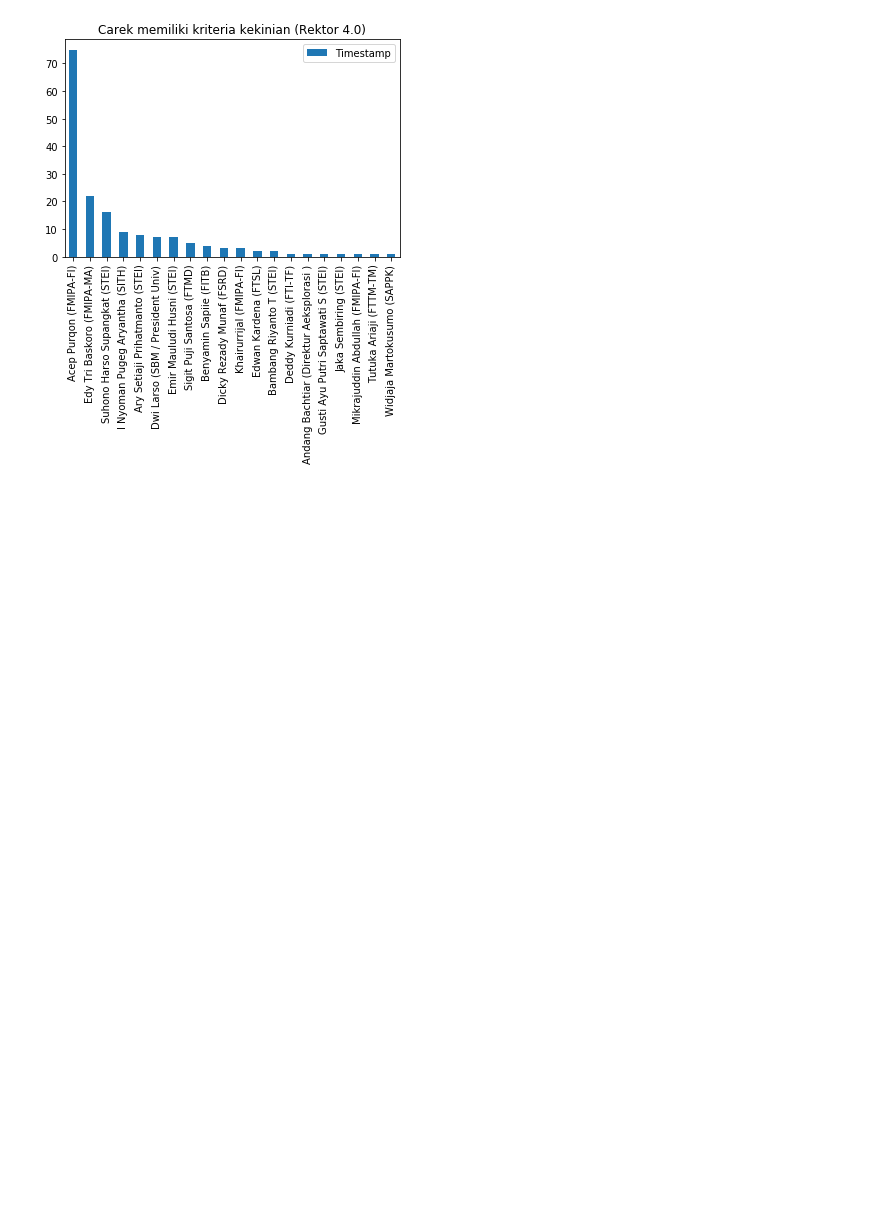
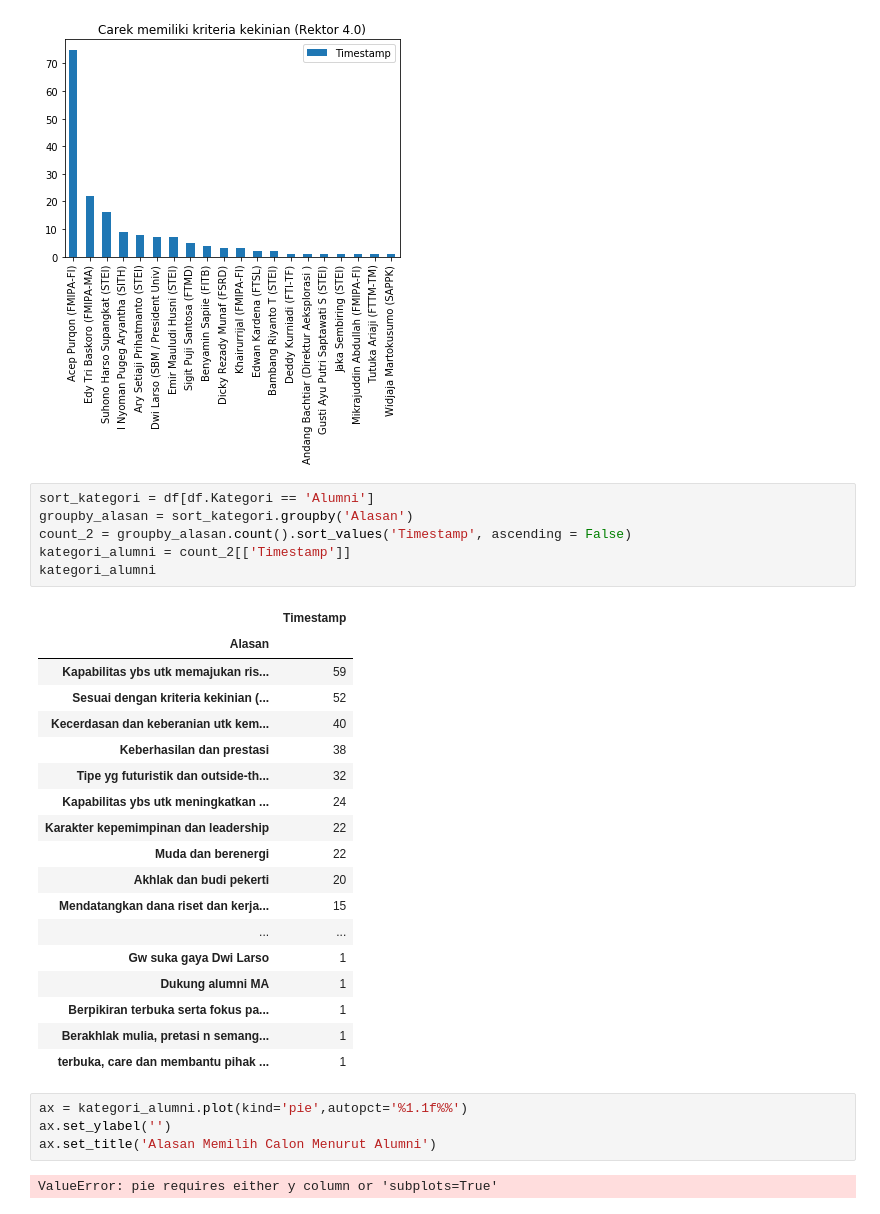
Before and after one commit to eueung/pilrek, a Jupyter notebook: contrib/Karisa_Hafizh_Visualisasi data pilrek.ipynb, the cells around one changed output. Drawn from its saved outputs; the diff is of its cells as text; blank space fills up the shorter version.

```diff
--- a/contrib/Karisa_Hafizh_Visualisasi data pilrek.ipynb
+++ b/contrib/Karisa_Hafizh_Visualisasi data pilrek.ipynb
@@ -36,3 +36,34 @@ plot_2.set_title('Carek memiliki kriteria kekinian (Rektor 4.0)')
 # %% [output]
 Text(0.5, 1.0, 'Carek memiliki kriteria kekinian (Rektor 4.0)')
 [figure]
+# %%
+sort_kategori = df[df.Kategori == 'Alumni']
+groupby_alasan = sort_kategori.groupby('Alasan')
+count_2 = groupby_alasan.count().sort_values('Timestamp', ascending = False)
+kategori_alumni = count_2[['Timestamp']]
+kategori_alumni
+# %% [output]
+|  | Timestamp |
+| Alasan |  |
+| Kapabilitas ybs utk memajukan ris... | 59 |
+| Sesuai dengan kriteria kekinian (... | 52 |
+| Kecerdasan dan keberanian utk kem... | 40 |
+| Keberhasilan dan prestasi | 38 |
+| Tipe yg futuristik dan outside-th... | 32 |
+| Kapabilitas ybs utk meningkatkan ... | 24 |
+| Karakter kepemimpinan dan leadership | 22 |
+| Muda dan berenergi | 22 |
+| Akhlak dan budi pekerti | 20 |
+| Mendatangkan dana riset dan kerja... | 15 |
+| ... | ... |
+| Gw suka gaya Dwi Larso | 1 |
+| Dukung alumni MA | 1 |
+| Berpikiran terbuka serta fokus pa... | 1 |
+| Berakhlak mulia, pretasi n semang... | 1 |
+| terbuka, care dan membantu pihak ... | 1 |
+# %%
+ax = kategori_alumni.plot(kind='pie',autopct='%1.1f%%')
+ax.set_ylabel('')
+ax.set_title('Alasan Memilih Calon Menurut Alumni')
+# %% [output]
+ValueError: pie requires either y column or 'subplots=True'
```
